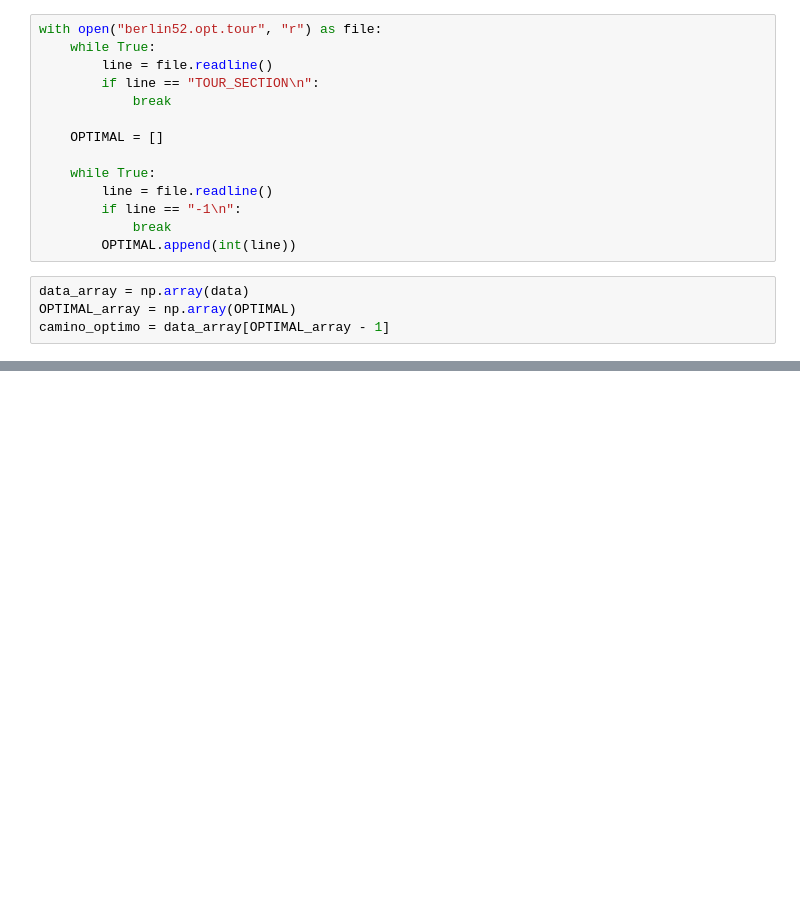
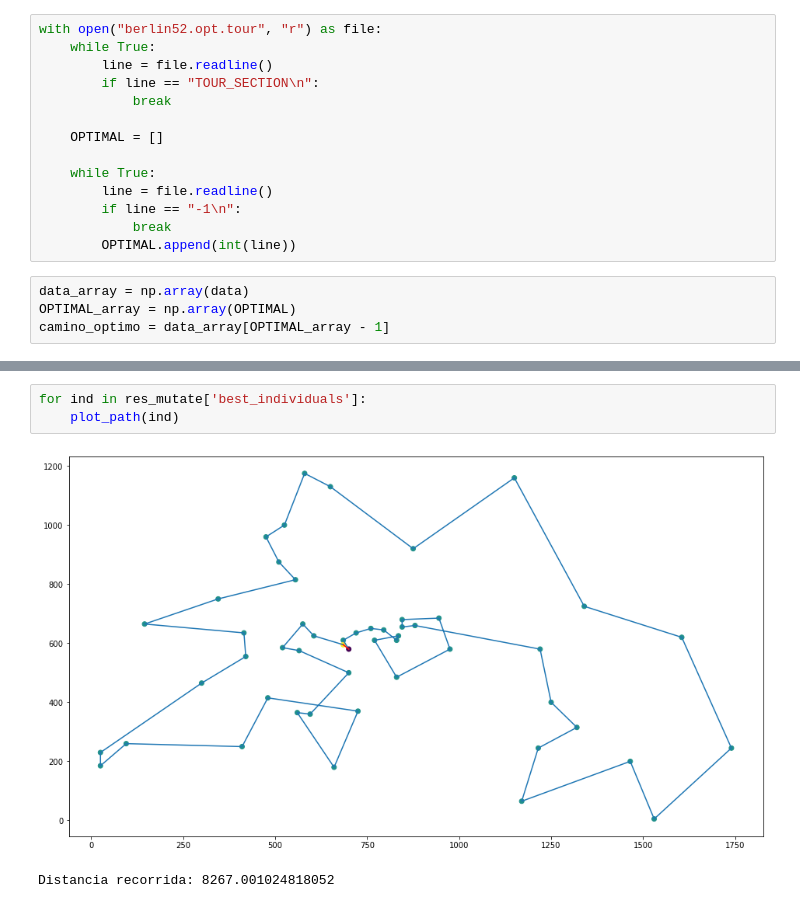
Before and after one commit to lince098/EntregasModulo6, a Jupyter notebook: Advanced 1.B/Advanced.ipynb, the cells around one changed output, grey strips where cells are left out. Drawn from its saved outputs; the diff is of its cells as text; blank space fills up the shorter version.

```diff
--- a/Advanced 1.B/Advanced.ipynb
+++ b/Advanced 1.B/Advanced.ipynb
@@ -61,0 +118,6 @@ def plot_path(best_individual, title:str=None):
+# %%
+for ind in res_mutate['best_individuals']:
+    plot_path(ind)
+# %% [output]
+[figure, added]
+Distancia recorrida: 8267.001024818052
```
Also changed, not shown: parts of 24 cells of this notebook, 1 other file.
